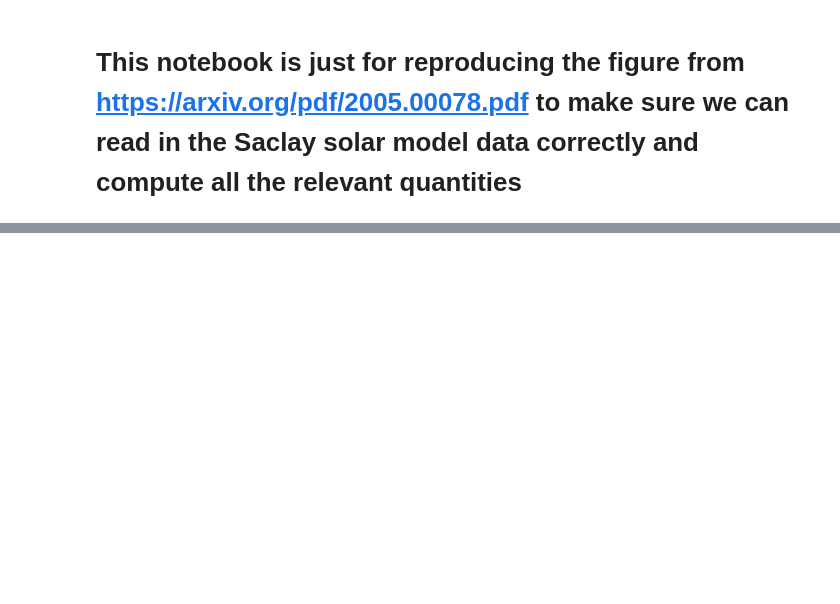
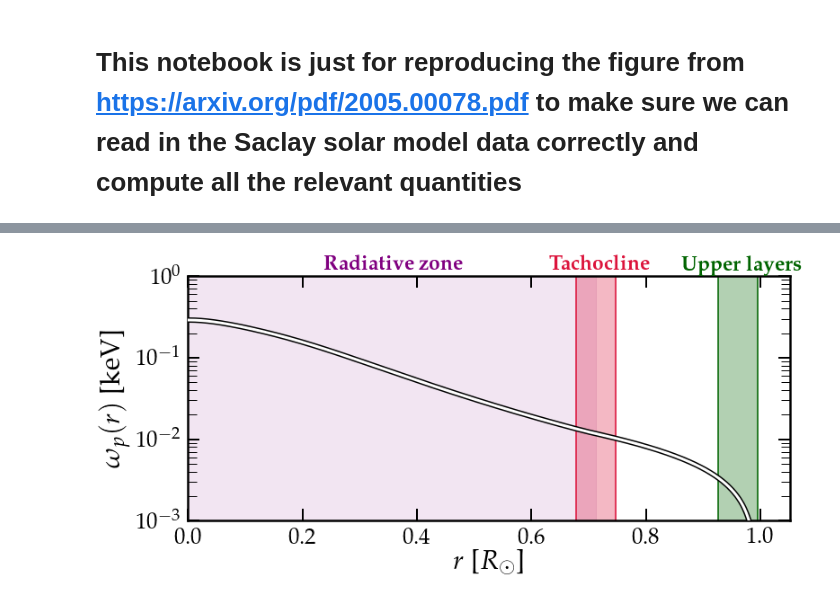
Before and after one commit to cajohare/solax, a Jupyter notebook: notebooks/Test_SaclayData.ipynb, the cells around one changed output, grey strips where cells are left out. Drawn from its saved outputs; the diff is of its cells as text; code cells hidden in the pictures; blank space fills up the shorter version.

Commit message:
New figure for paper version2

```diff
--- a/notebooks/Test_SaclayData.ipynb
+++ b/notebooks/Test_SaclayData.ipynb
@@ -85 +84,32 @@ Invalid limit will be ignored.
 [figure]
+# %%
+import matplotlib.patheffects as pe
+path_effects=[pe.Stroke(linewidth=6, foreground='k'), pe.Normal()]
+
+fig,ax = MySquarePlot('$r$ [$R_\odot$]','$\omega_p(r)$ [keV]',size_x=12,size_y=5,lfs=30)
+
+ax.semilogy(r,wp,'-',lw=3,path_effects=path_effects,color='w',zorder=100)
+ax.set_ylim([1e-3,1e0])
+ax.set_xlim(left=0)
+
+
+plt.gcf().text(0.3,0.9,r'{\bf Radiative zone}',color='purple',fontsize=23)
+ax.fill_between([0,0.712],[1e-3,1e-3],y2=[1,1],color='purple',alpha=0.1)
+#ax.axvline(0.712,color='blue')
+
+
+plt.gcf().text(0.59,0.9,r'{\bf Tachocline}',color='crimson',fontsize=23)
+ax.fill_between([0.712-0.035,0.712+0.035],[1e-3,1e-3],y2=[1,1],color='crimson',alpha=0.3)
+ax.axvline(0.712-0.035,color='crimson')
+ax.axvline(0.712+0.035,color='crimson')
+
+
+plt.gcf().text(0.76,0.9,r'{\bf Upper layers}',color='darkgreen',fontsize=23)
+ax.fill_between([0.96-0.035,0.96+0.035],[1e-3,1e-3],y2=[1,1],color='darkgreen',alpha=0.3)
+ax.axvline(0.96-0.035,color='darkgreen')
+ax.axvline(0.96+0.035,color='darkgreen')
+
+
+MySaveFig(fig,'SaclayModel_wp')
+# %% [output]
+[figure, added]
```
Also changed, not shown: parts of 1 cell of this notebook, 4 other files.
